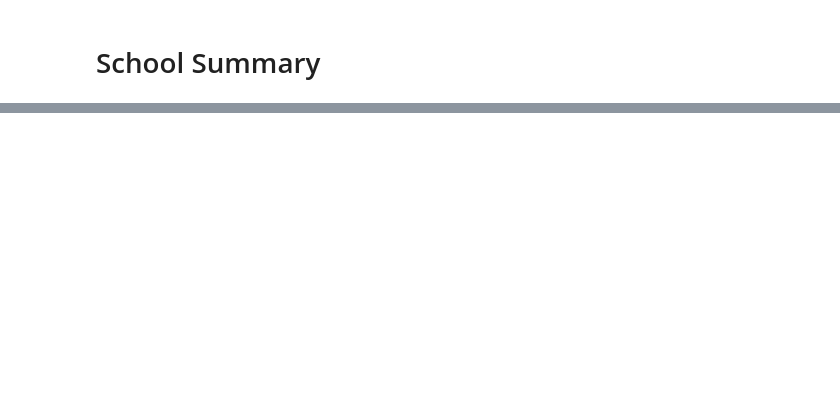
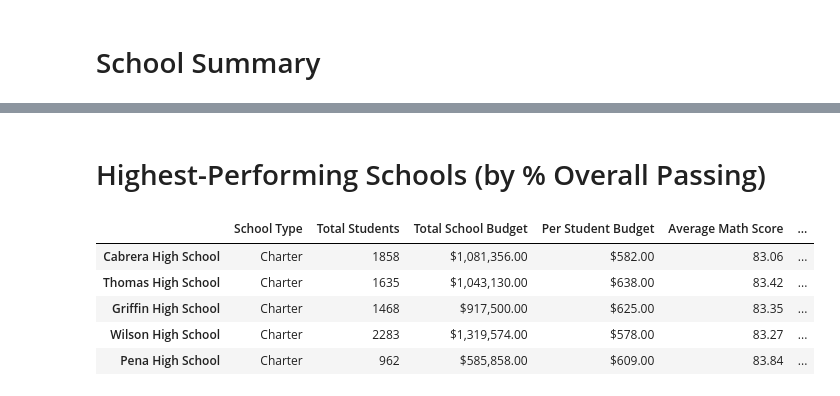
Before and after one commit to nidhruv9/pandas_challenge, a Jupyter notebook: PyCitySchools/Starter_Code/PyCitySchools/pycityschools.ipynb, the cells around one changed output, grey strips where cells are left out. Drawn from its saved outputs; the diff is of its cells as text; code cells hidden in the pictures; blank space fills up the shorter version.

```diff
--- a/PyCitySchools/Starter_Code/PyCitySchools/pycityschools.ipynb
+++ b/PyCitySchools/Starter_Code/PyCitySchools/pycityschools.ipynb
@@ -117,0 +188,39 @@ per_school_capita
+# %%
+# Calculating the passing rates
+
+
+passing_percent_math_perschool = (passing_math_students_perschool.groupby(["school_name"]).count()["student_name"]/\
+                                students_perschool)*100
+passing_percent_reading_perschool = (passing_reading_students_perschool.groupby(["school_name"]).count()["student_name"]/\
+                                students_perschool)*100
+overall_passing_rate = (passing_math_and_reading_students.groupby(["school_name"]).count()["student_name"]/\
+                                students_perschool)*100
+# %%
+# Creating a DataFrame called `per_school_summary` with columns for the calculations above.
+#School Type	Total Students	Total School Budget	Per Student Budget	Average Math Score
+#Average Reading Score	% Passing Math	% Passing Reading	% Overall Passing
+per_school_summary = pd.DataFrame(
+    {
+    "School Type":school_type,
+    "Total Students":students_perschool,
+    "Total School Budget":budget_perschool ,
+    "Per Student Budget":capita_perschool,
+    "Average Math Score":avg_math_score_perschool,
+    "Average Reading Score":avg_reading_score_perschool,
+    "% Passing Math":passing_percent_math_perschool,
+    "% Passing Reading":passing_percent_reading_perschool,
+    "% Overall Passing":overall_passing_rate
+})
+
+# Formatting the column values
+per_school_summary["Total School Budget"] = per_school_summary["Total School Budget"].map("${:,.2f}".format)
+per_school_summary["Per Student Budget"] = per_school_summary["Per Student Budget"].map("${:,.2f}".format)
+per_school_summary["Average Math Score"] = per_school_summary["Average Math Score"].map("{:,.2f}".format)
+per_school_summary["Average Reading Score"] = per_school_summary["Average Reading Score"].map("{:,.2f}".format)
+per_school_summary["% Passing Math"] = per_school_summary["% Passing Math"].map("{:,.2f}".format)
+per_school_summary["% Passing Reading"] = per_school_summary["% Passing Reading"].map("{:,.2f}".format)
+per_school_summary["% Overall Passing"] = per_school_summary["% Overall Passing"].map("{:,.2f}".format)
+
+
+
+per_school_summary
@@ -117,0 +244,12 @@ per_school_capita
+# %% [markdown]
+# Highest-Performing Schools (by % Overall Passing)
+# %%
+top5_performing_schools = per_school_summary.sort_values(["% Overall Passing"],ascending = False)
+top5_performing_schools.head(5)
+# %% [output]
+|  | School Type | Total Students | Total School Budget | Per Student Budget | Average Math Score | ... |
+| Cabrera High School | Charter | 1858 | $1,081,356.00 | $582.00 | 83.06 | ... |
+| Thomas High School | Charter | 1635 | $1,043,130.00 | $638.00 | 83.42 | ... |
+| Griffin High School | Charter | 1468 | $917,500.00 | $625.00 | 83.35 | ... |
+| Wilson High School | Charter | 2283 | $1,319,574.00 | $578.00 | 83.27 | ... |
+| Pena High School | Charter | 962 | $585,858.00 | $609.00 | 83.84 | ... |
```
Also changed, not shown: parts of 24 cells of this notebook, 3 other files.
